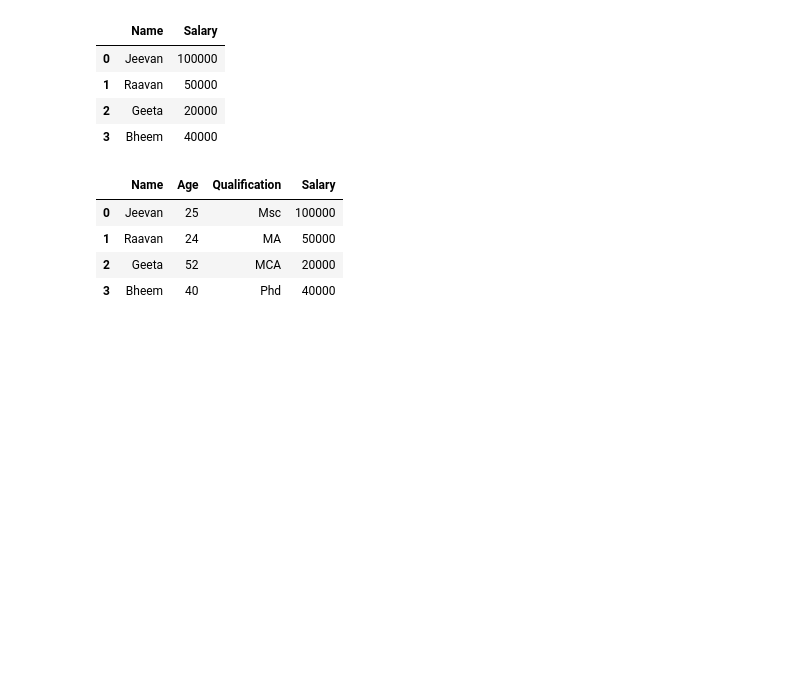
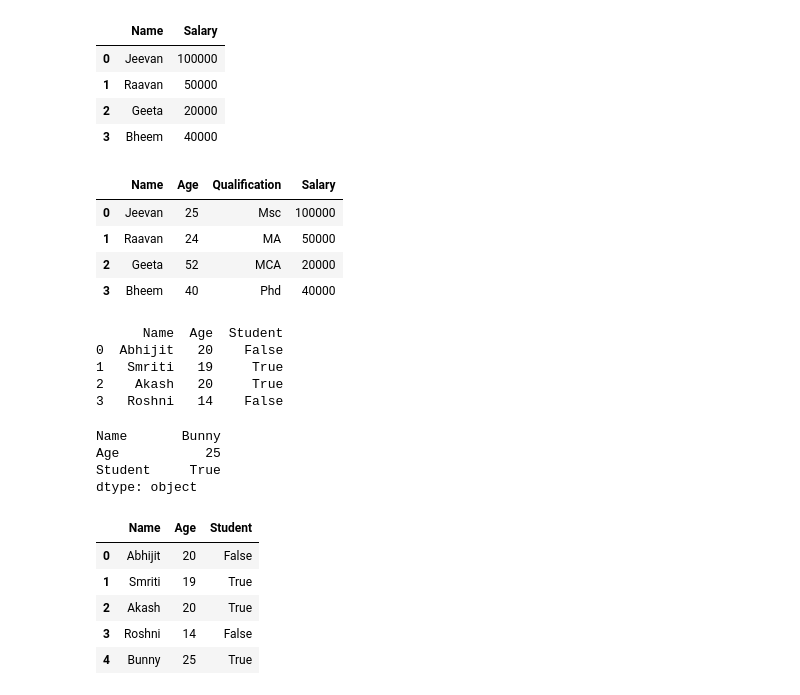
Before and after one commit to Sreemayidontha/Python-daily-codes, a Jupyter notebook: Python_daily.ipynb, the cells around one changed output. Drawn from its saved outputs; the diff is of its cells as text; code cells hidden in the pictures; blank space fills up the shorter version.

```diff
--- a/Python_daily.ipynb
+++ b/Python_daily.ipynb
@@ -2750,3 +2750,40 @@ pd.merge(df1,df2, on='Name')
 | 1 | Raavan | 24 | MA | 50000 |
 | 2 | Geeta | 52 | MCA | 20000 |
 | 3 | Bheem | 40 | Phd | 40000 |
+# %%
+# creating a dataframe object
+student_register = pd.DataFrame()
+
+# assigning values to the
+# rows and columns of the dataframe
+student_register['Name'] = ['Abhijit','Smriti',
+                            'Akash', 'Roshni']
+student_register['Age'] = [20, 19, 20, 14]
+student_register['Student'] = [False, True,
+                               True, False]
+
+print(student_register)
+# %% [output]
+      Name  Age  Student
+0  Abhijit   20    False
+1   Smriti   19     True
+2    Akash   20     True
+3   Roshni   14    False
+# %%
+# Adding new row
+d1=pd.Series(['Bunny',25,True],index=['Name','Age','Student'])
+d1
+# %% [output]
+Name       Bunny
+Age           25
+Student     True
+dtype: object
+# %%
+pd.concat([student_register,d1.to_frame().T],ignore_index=True) # adding new row
+# %% [output]
+|  | Name | Age | Student |
+| 0 | Abhijit | 20 | False |
+| 1 | Smriti | 19 | True |
+| 2 | Akash | 20 | True |
+| 3 | Roshni | 14 | False |
+| 4 | Bunny | 25 | True |
```
Also changed, not shown: parts of 9 cells of this notebook.
